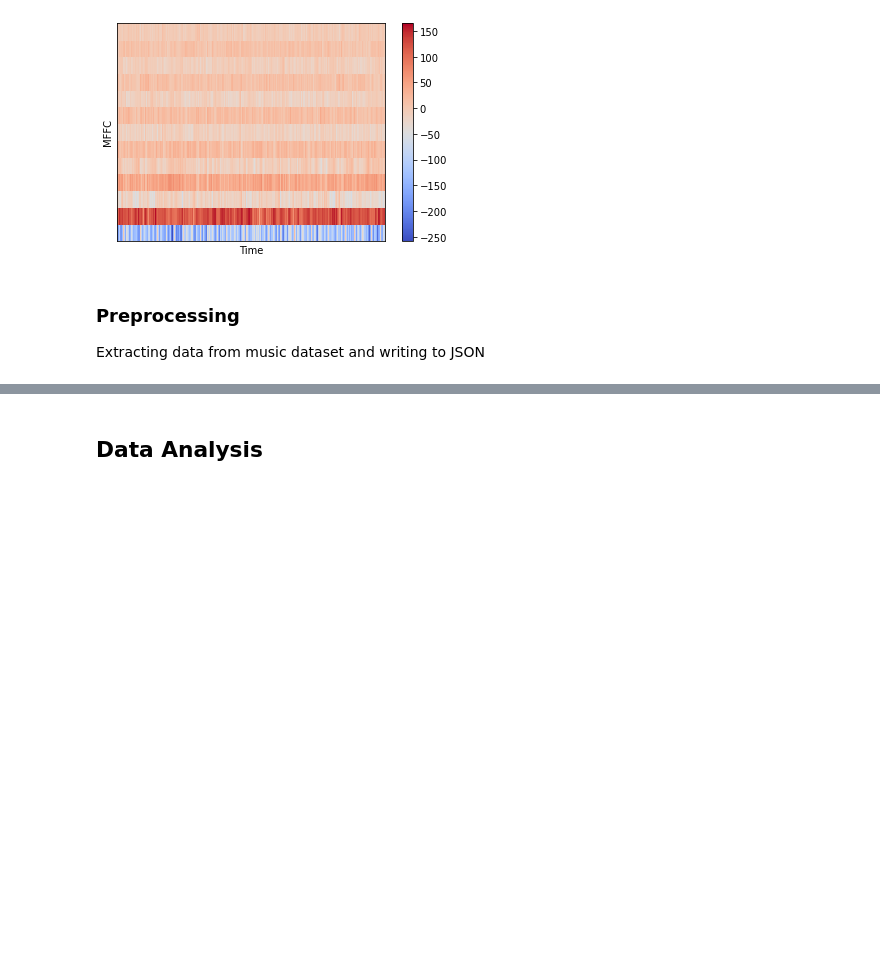
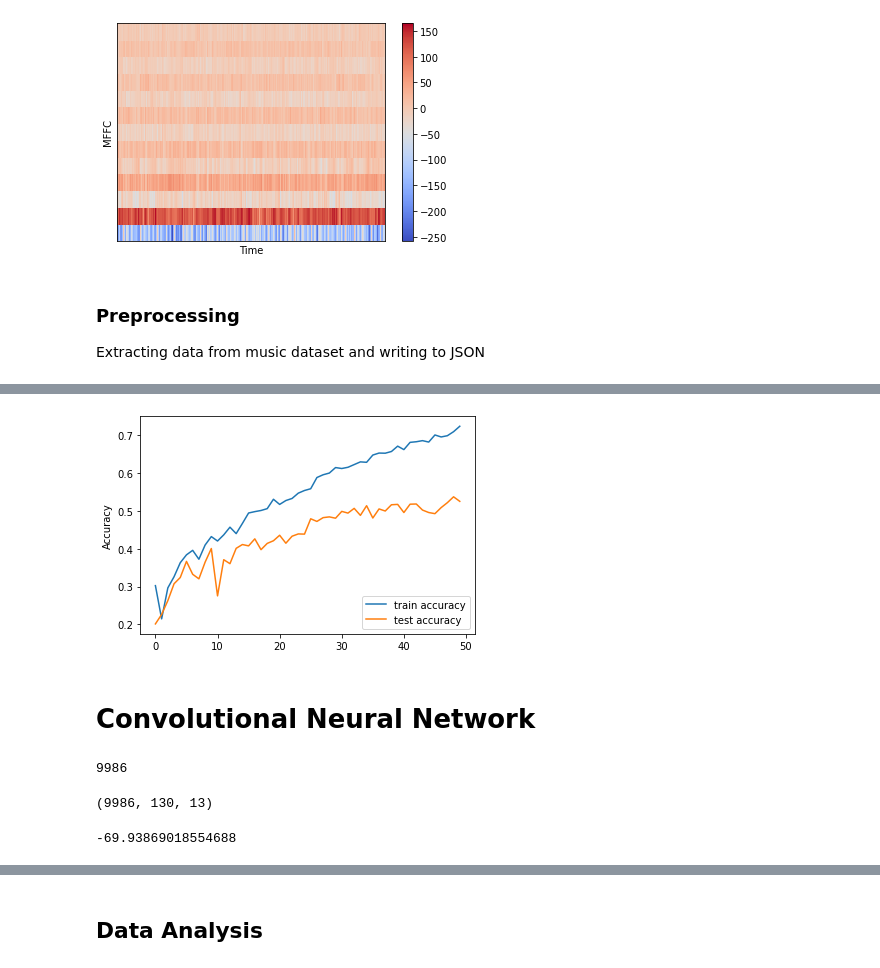
Before and after one commit to mrilyaskarimov/ADA-GW, a Jupyter notebook: Music_Genre_Classification/Music Genre Detection Using Deep Learning.ipynb, the cells around one changed output, grey strips where cells are left out. Saved outputs shown, nothing was run; the diff lists cells and outputs as text; code cells hidden in the pictures; blank space fills up the shorter version.

```diff
--- a/Music_Genre_Classification/Music Genre Detection Using Deep Learning.ipynb
+++ b/Music_Genre_Classification/Music Genre Detection Using Deep Learning.ipynb
@@ -305,0 +378,18 @@ Processing pop
+# %%
+plt.plot(history.history["accuracy"], label="train accuracy")
+plt.plot(history.history["val_accuracy"], label="test accuracy")
+plt.ylabel("Accuracy")
+plt.legend(loc="lower right")
+plt.show()
+# %% [output]
+[figure, added]
+# %% [markdown]
+# Convolutional Neural Network
+# %%
+len(inputs)
+# %% [output]
+9986
+# %%
+inputs.shape
+# %% [output]
+(9986, 130, 13)
@@ -305,0 +399,4 @@ Processing pop
+# %%
+print(X_train[0][0][0])
+# %% [output]
+-69.93869018554688
```
Also changed, not shown: parts of 41 cells of this notebook, 1 other file.
